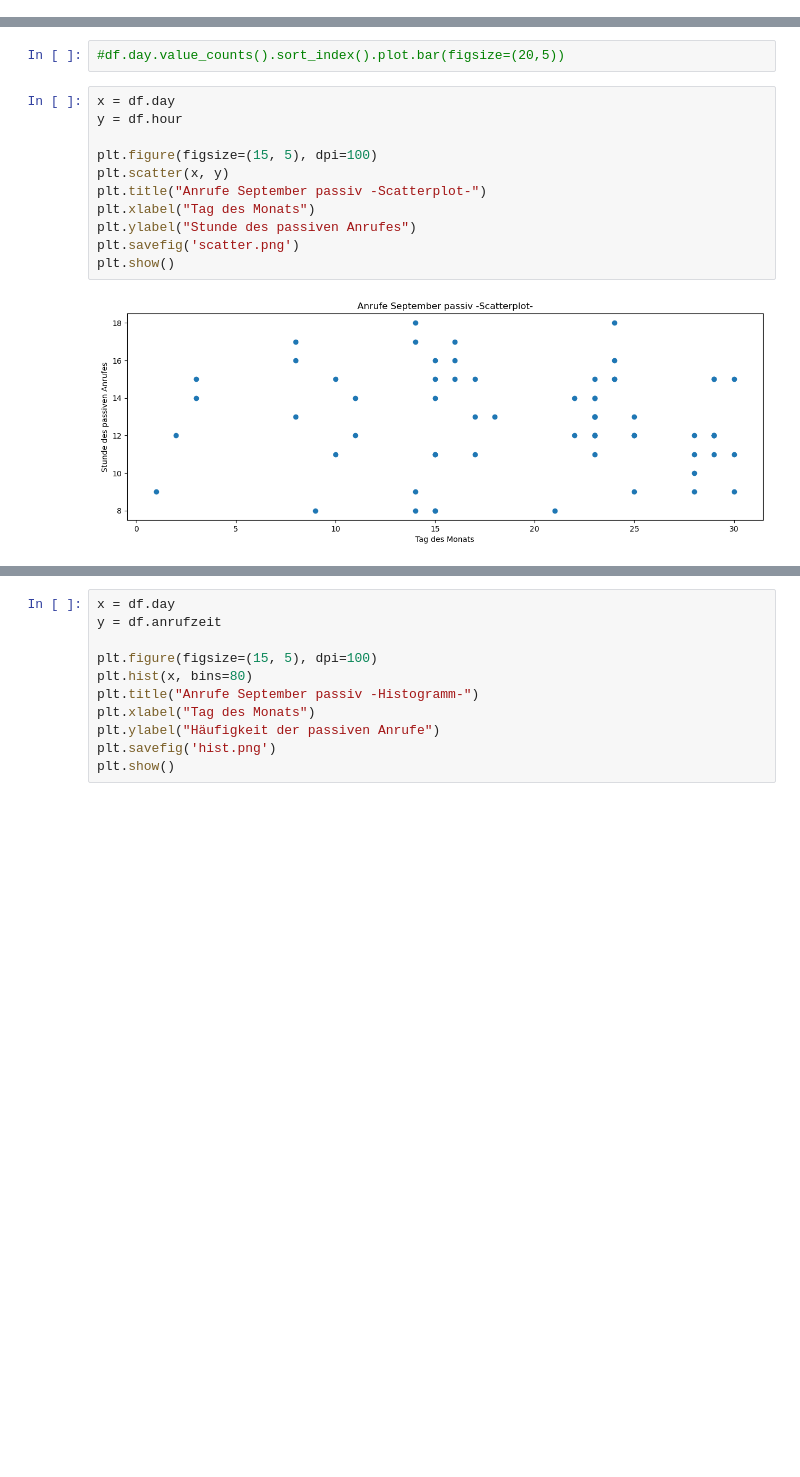
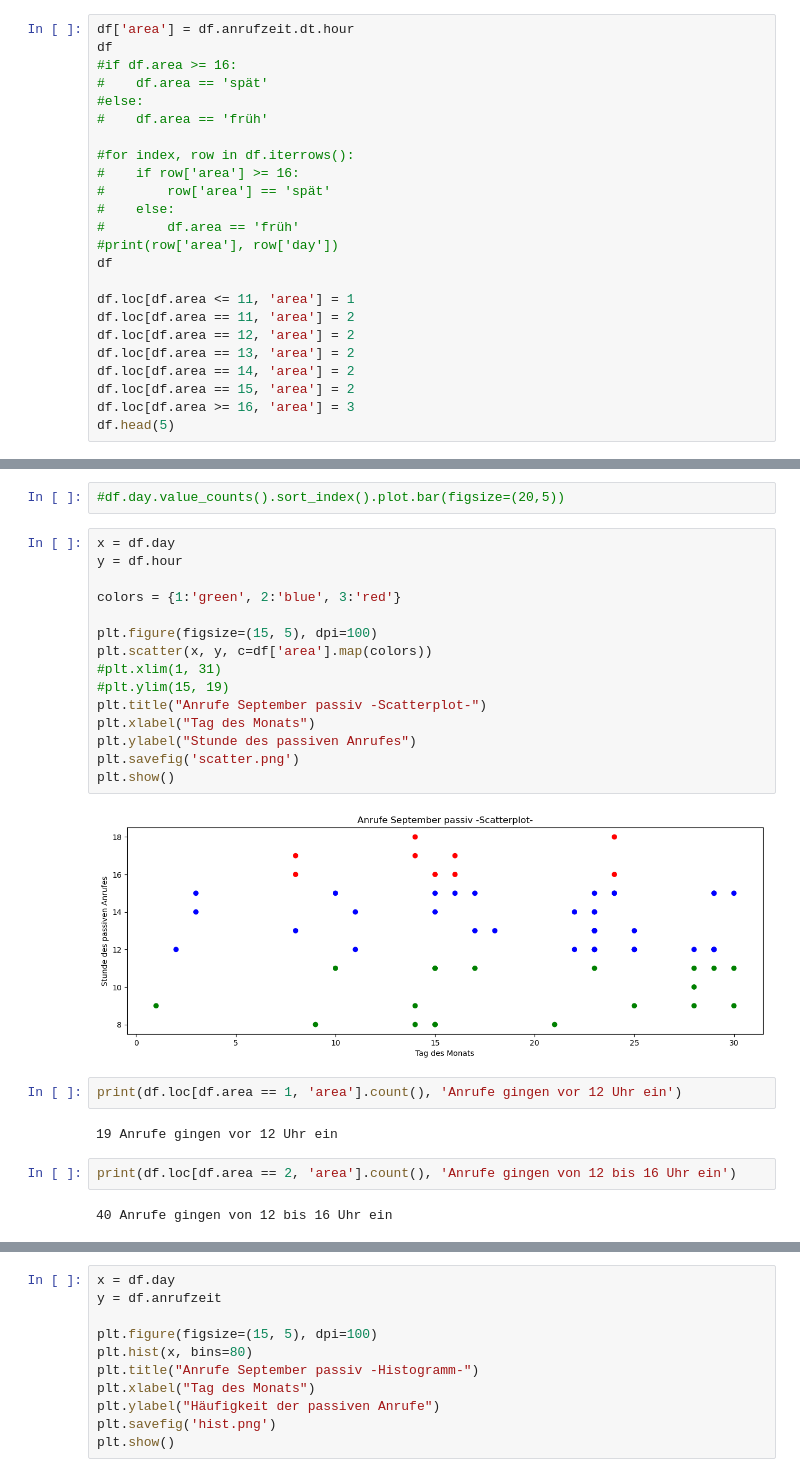
Before and after one commit to Kayabun/stat_sep_passiv, a Jupyter notebook: Monatsstatistik_HZI_PMD_anrufe_september_passiv.ipynb, the cells around one changed output, grey strips where cells are left out. Saved outputs shown, nothing was run; the diff lists cells and outputs as text; blank space fills up the shorter version.

```diff
--- a/Monatsstatistik_HZI_PMD_anrufe_september_passiv.ipynb
+++ b/Monatsstatistik_HZI_PMD_anrufe_september_passiv.ipynb
@@ -16,3 +16,27 @@ df['hour'] = df.anrufzeit.dt.hour
 df['calldate'] = df.anrufzeit.dt.date
 df['calltime'] = df.anrufzeit.dt.time
 #df['callsperday'] = df.value_counts()
+# %%
+df['area'] = df.anrufzeit.dt.hour
+df
+#if df.area >= 16:
+#    df.area == 'spät'
+#else:
+#    df.area == 'früh'
+
+#for index, row in df.iterrows():
+#    if row['area'] >= 16:
+#        row['area'] == 'spät'
+#    else:
+#        df.area == 'früh'
+#print(row['area'], row['day'])
+df
+
+df.loc[df.area <= 11, 'area'] = 1
+df.loc[df.area == 11, 'area'] = 2
+df.loc[df.area == 12, 'area'] = 2
+df.loc[df.area == 13, 'area'] = 2
+df.loc[df.area == 14, 'area'] = 2
+df.loc[df.area == 15, 'area'] = 2
+df.loc[df.area >= 16, 'area'] = 3
+df.head(5)
@@ -21,13 +52,25 @@ df['calltime'] = df.anrufzeit.dt.time
 # %%
 x = df.day
 y = df.hour
 
+colors = {1:'green', 2:'blue', 3:'red'}
+
 plt.figure(figsize=(15, 5), dpi=100)
-plt.scatter(x, y)
+plt.scatter(x, y, c=df['area'].map(colors))
+#plt.xlim(1, 31)
+#plt.ylim(15, 19)
 plt.title("Anrufe September passiv -Scatterplot-")
 plt.xlabel("Tag des Monats")
 plt.ylabel("Stunde des passiven Anrufes")
 plt.savefig('scatter.png')
 plt.show()
 # %% [output]
-[figure, old version]
+[figure, new version]
+# %%
+print(df.loc[df.area == 1, 'area'].count(), 'Anrufe gingen vor 12 Uhr ein')
+# %% [output]
+19 Anrufe gingen vor 12 Uhr ein
+# %%
+print(df.loc[df.area == 2, 'area'].count(), 'Anrufe gingen von 12 bis 16 Uhr ein')
+# %% [output]
+40 Anrufe gingen von 12 bis 16 Uhr ein
```
Also changed, not shown: parts of 2 cells of this notebook.
